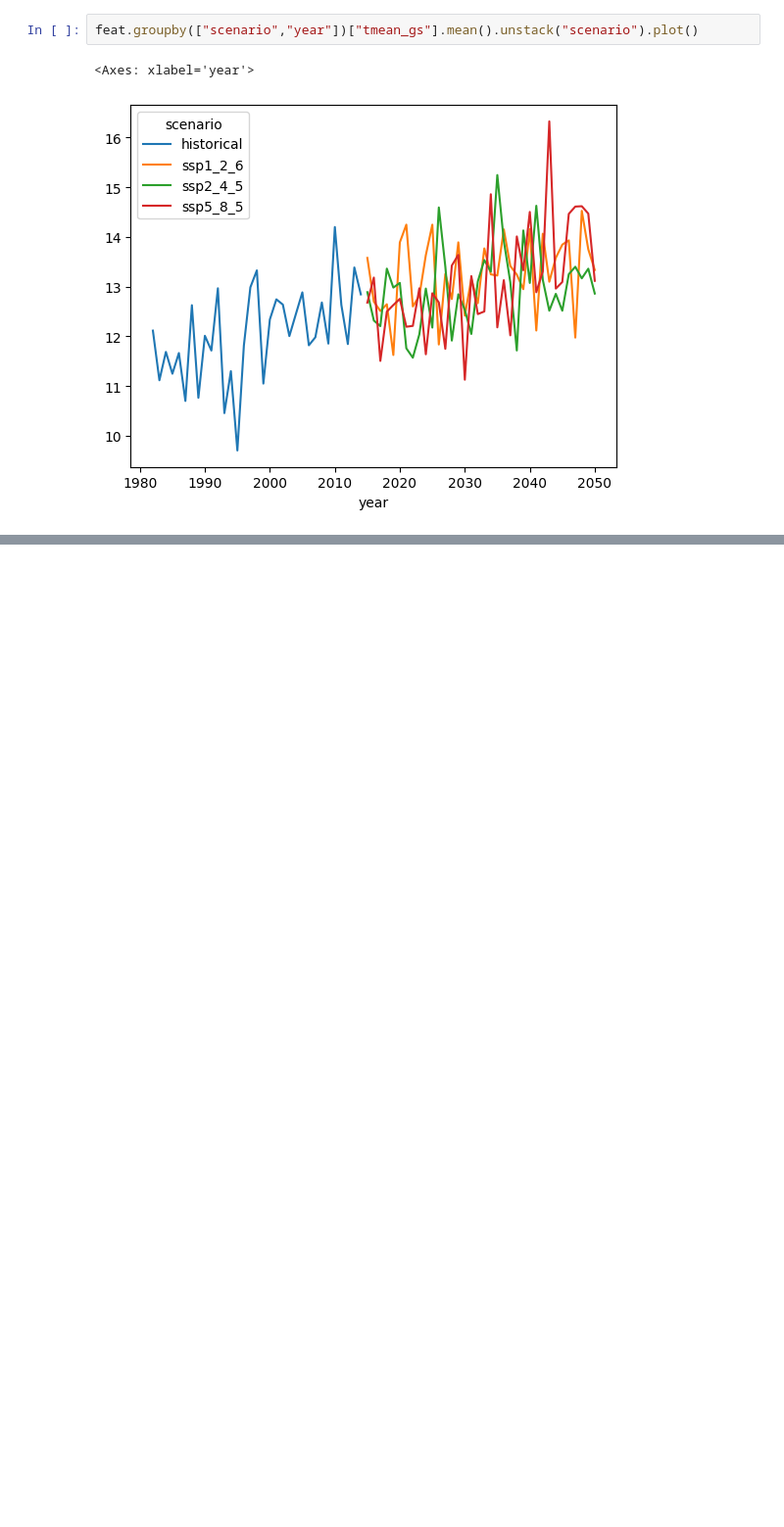
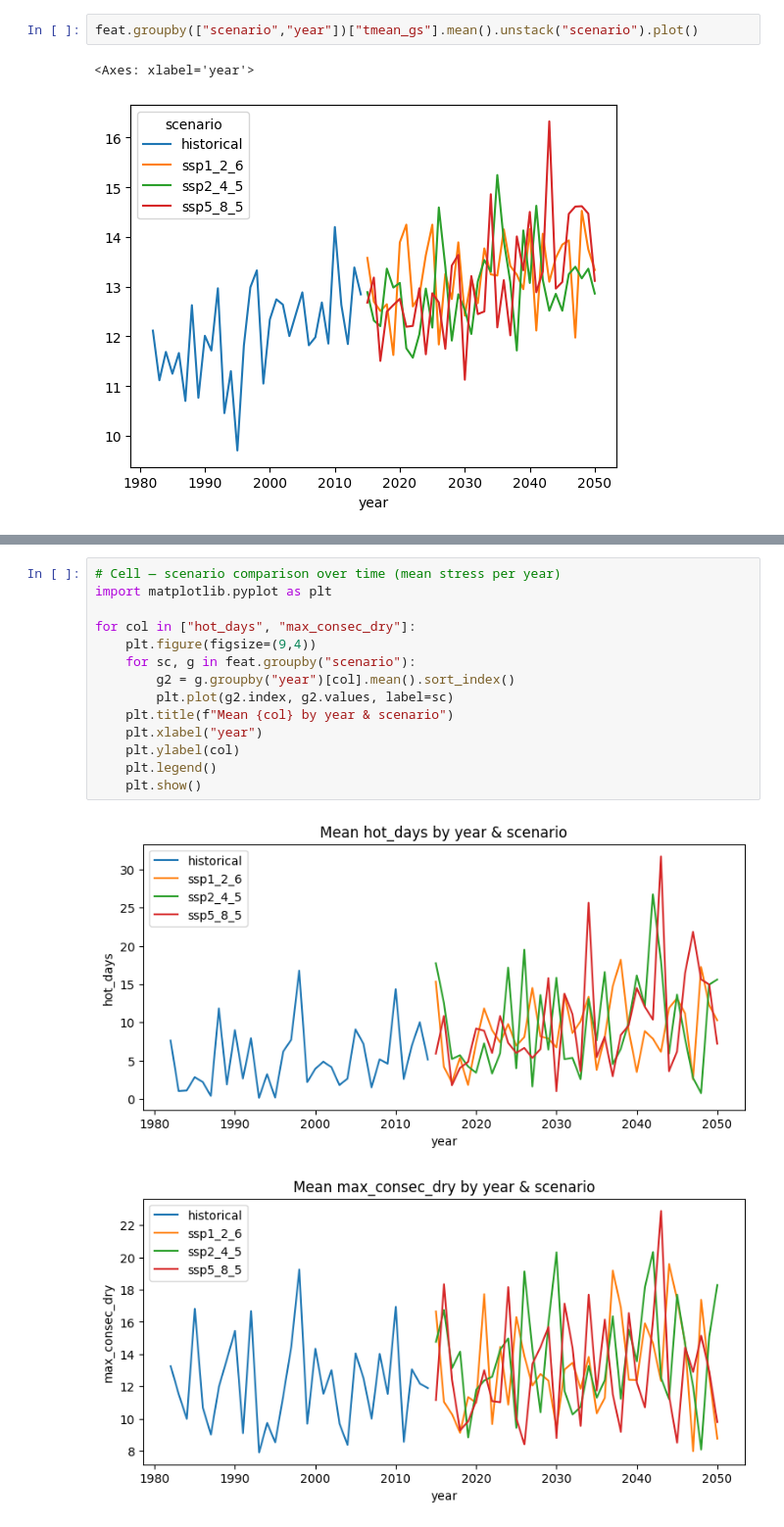
Before and after one commit to verkrst/BCG-Power-of-AI, a Jupyter notebook: eda.ipynb, the cells around one changed output, grey strips where cells are left out. Shown at 98% size. Saved outputs shown, nothing was run; the diff lists cells and outputs as text; blank space fills up the shorter version.

```diff
--- a/eda.ipynb
+++ b/eda.ipynb
@@ -790,0 +861,17 @@ feat.groupby(["scenario","year"])["tmean_gs"].mean().unstack("scenario").plot()
+# %%
+# Cell — scenario comparison over time (mean stress per year)
+import matplotlib.pyplot as plt
+
+for col in ["hot_days", "max_consec_dry"]:
+    plt.figure(figsize=(9,4))
+    for sc, g in feat.groupby("scenario"):
+        g2 = g.groupby("year")[col].mean().sort_index()
+        plt.plot(g2.index, g2.values, label=sc)
+    plt.title(f"Mean {col} by year & scenario")
+    plt.xlabel("year")
+    plt.ylabel(col)
+    plt.legend()
+    plt.show()
+# %% [output]
+[figure, added]
+[figure, added]
```
Also changed, not shown: parts of 14 cells of this notebook.
